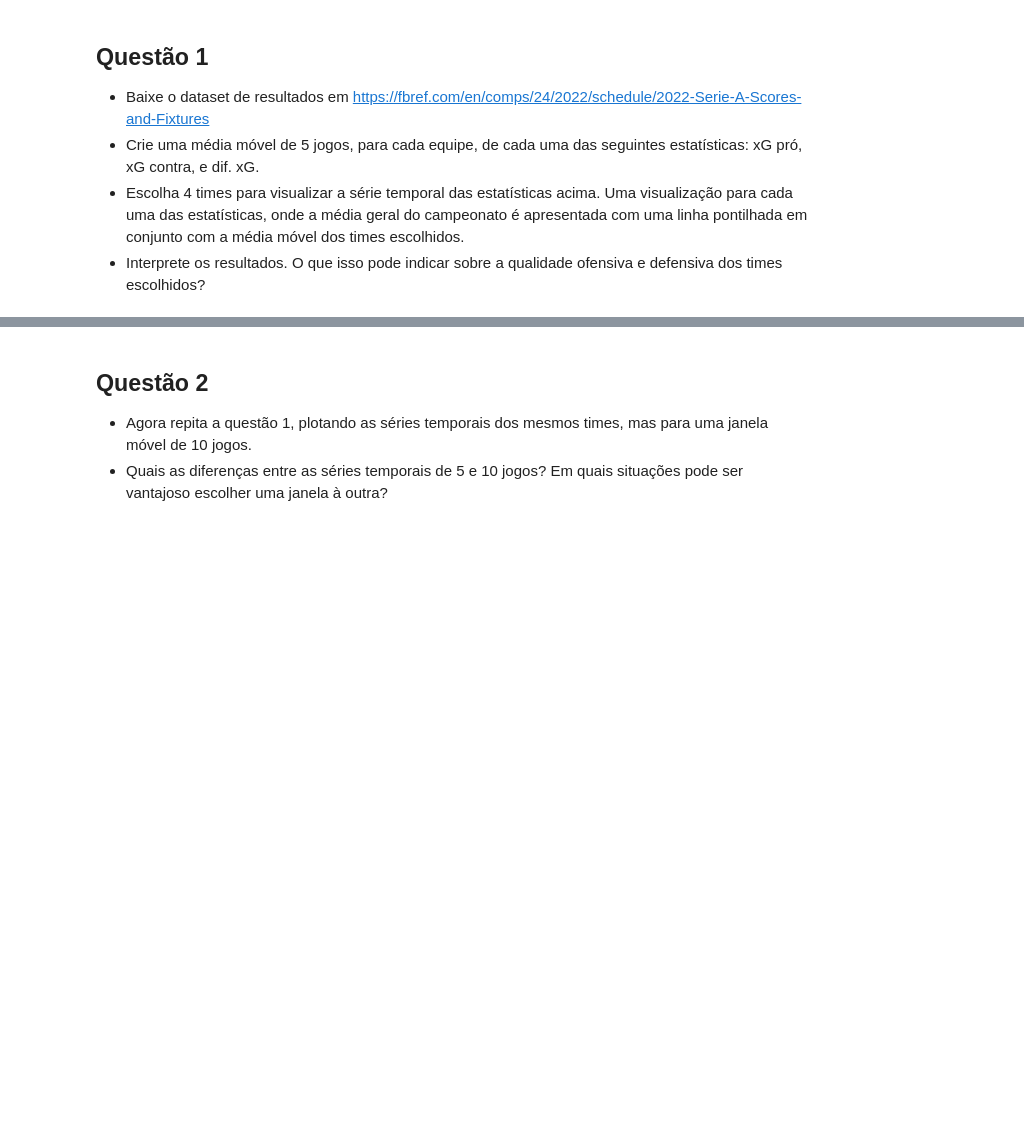
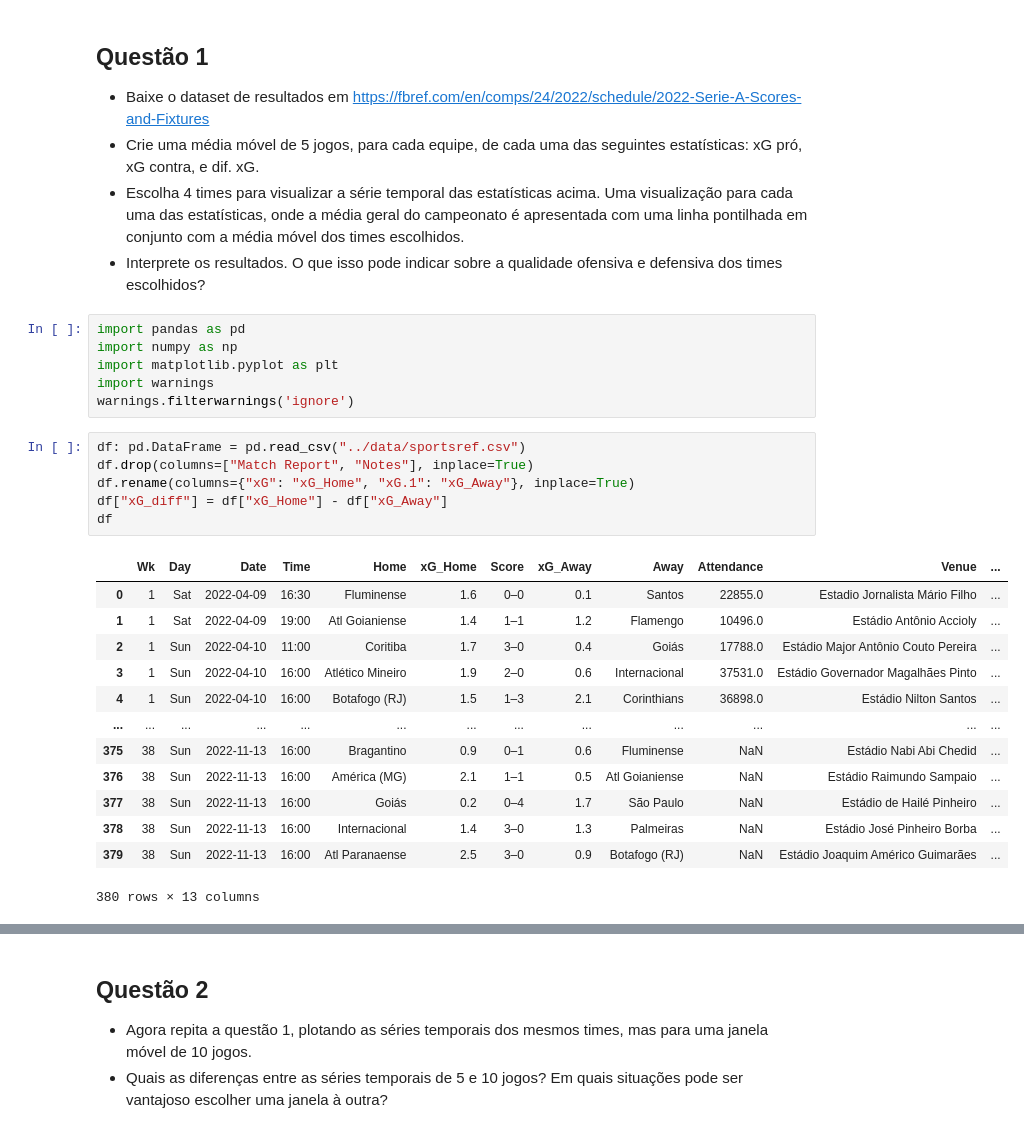
Before and after one commit to lframosferreira/soccer-analytics-notebooks, a Jupyter notebook: atv02/ativ_2.ipynb, the cells around one changed output, grey strips where cells are left out. Drawn from its saved outputs; the diff is of its cells as text; blank space fills up the shorter version.

```diff
--- a/atv02/ativ_2.ipynb
+++ b/atv02/ativ_2.ipynb
@@ -13,3 +13,29 @@ Nesta atividade, vamos revisar os conceitos aprendidos em sala de aula sobre est
 - Crie uma média móvel de 5 jogos, para cada equipe, de cada uma das seguintes estatísticas: xG pró, xG contra, e dif. xG.
 - Escolha 4 times para visualizar a série temporal das estatísticas acima. Uma visualização para cada uma das estatísticas, onde a média geral do campeonato é apresentada com uma linha pontilhada em conjunto com a média móvel dos times escolhidos.
 - Interprete os resultados. O que isso pode indicar sobre a qualidade ofensiva e defensiva dos times escolhidos?
+# %%
+import pandas as pd
+import numpy as np
+import matplotlib.pyplot as plt
+import warnings
+warnings.filterwarnings('ignore')
+# %%
+df: pd.DataFrame = pd.read_csv("../data/sportsref.csv")
+df.drop(columns=["Match Report", "Notes"], inplace=True)
+df.rename(columns={"xG": "xG_Home", "xG.1": "xG_Away"}, inplace=True)
+df["xG_diff"] = df["xG_Home"] - df["xG_Away"]
+df
+# %% [output]
+|  | Wk | Day | Date | Time | Home | xG_Home | Score | xG_Away | Away | Attendance | Venue | ... |
+| 0 | 1 | Sat | 2022-04-09 | 16:30 | Fluminense | 1.6 | 0–0 | 0.1 | Santos | 22855.0 | Estadio Jornalista Mário Filho | ... |
+| 1 | 1 | Sat | 2022-04-09 | 19:00 | Atl Goianiense | 1.4 | 1–1 | 1.2 | Flamengo | 10496.0 | Estádio Antônio Accioly | ... |
+| 2 | 1 | Sun | 2022-04-10 | 11:00 | Coritiba | 1.7 | 3–0 | 0.4 | Goiás | 17788.0 | Estádio Major Antônio Couto Pereira | ... |
+| 3 | 1 | Sun | 2022-04-10 | 16:00 | Atlético Mineiro | 1.9 | 2–0 | 0.6 | Internacional | 37531.0 | Estádio Governador Magalhães Pinto | ... |
+| 4 | 1 | Sun | 2022-04-10 | 16:00 | Botafogo (RJ) | 1.5 | 1–3 | 2.1 | Corinthians | 36898.0 | Estádio Nilton Santos | ... |
+| ... | ... | ... | ... | ... | ... | ... | ... | ... | ... | ... | ... | ... |
+| 375 | 38 | Sun | 2022-11-13 | 16:00 | Bragantino | 0.9 | 0–1 | 0.6 | Fluminense | NaN | Estádio Nabi Abi Chedid | ... |
+| 376 | 38 | Sun | 2022-11-13 | 16:00 | América (MG) | 2.1 | 1–1 | 0.5 | Atl Goianiense | NaN | Estádio Raimundo Sampaio | ... |
+| 377 | 38 | Sun | 2022-11-13 | 16:00 | Goiás | 0.2 | 0–4 | 1.7 | São Paulo | NaN | Estádio de Hailé Pinheiro | ... |
+| 378 | 38 | Sun | 2022-11-13 | 16:00 | Internacional | 1.4 | 3–0 | 1.3 | Palmeiras | NaN | Estádio José Pinheiro Borba | ... |
+| 379 | 38 | Sun | 2022-11-13 | 16:00 | Atl Paranaense | 2.5 | 3–0 | 0.9 | Botafogo (RJ) | NaN | Estádio Joaquim Américo Guimarães | ... |
+380 rows × 13 columns
```
Also changed, not shown: parts of 1 cell of this notebook, 2 other files.
